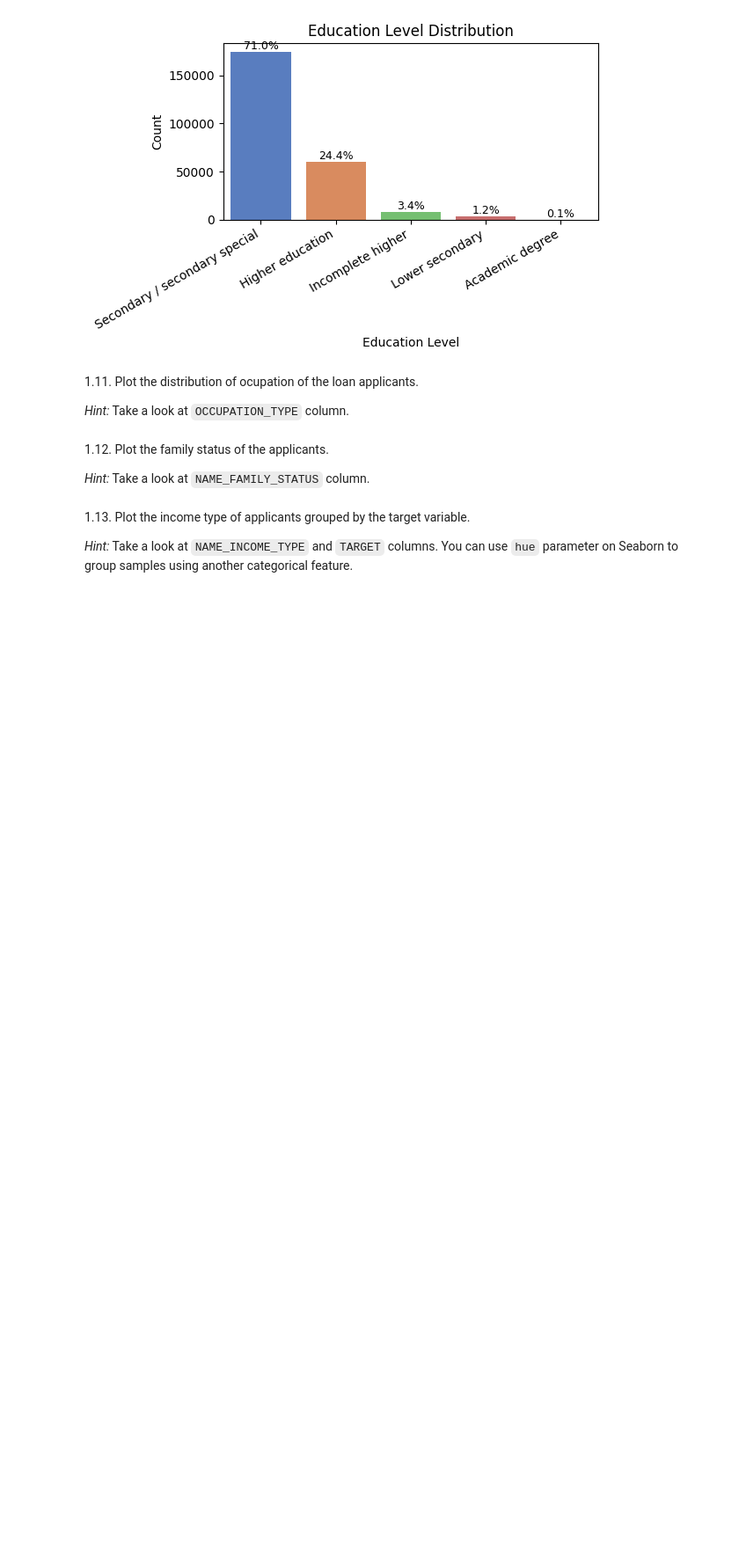
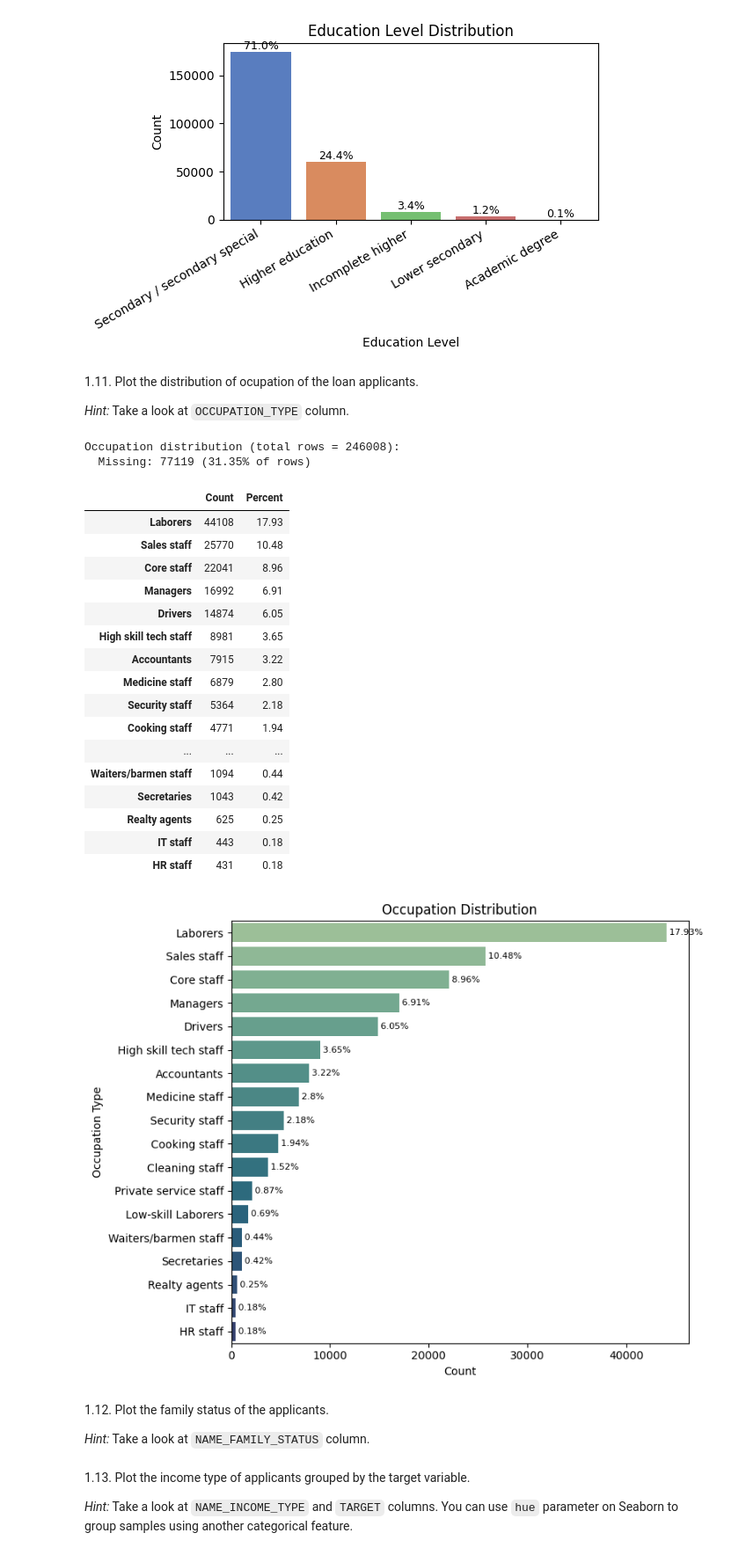
Before and after one commit to ferwuy/ml-anyoneai-sprint2, a Jupyter notebook: AnyoneAI - Sprint Project 02.ipynb, the cells around one changed output. Shown at 88% size. Saved outputs shown, nothing was run; the diff lists cells and outputs as text; code cells hidden in the pictures; blank space fills up the shorter version.

Commit message:
Completed Section 1.11 Occupation distribution (OCCUPATION_TYPE)

```diff
--- a/AnyoneAI - Sprint Project 02.ipynb
+++ b/AnyoneAI - Sprint Project 02.ipynb
@@ -507,3 +505,75 @@ Education level distribution (total rows = 246008):
+# %%
+# 1.11 Occupation distribution (OCCUPATION_TYPE)
+# Define the occupation feature column name
+col = 'OCCUPATION_TYPE'  # Target categorical feature for this analysis
+
+# Extract the Series from the training DataFrame
+occ = app_train[col]  # pandas Series (may contain NaN)
+
+# Count how many values are missing
+missing = occ.isna().sum()  # Absolute count of NaNs
+
+# If all are missing, report and stop early
+if missing == len(occ):  # Edge case: no information in column
+    print('All occupation values are missing; nothing to plot.')  # Inform the user
+else:
+    # Frequency counts per non-missing occupation category
+    counts = occ.value_counts(dropna=True)  # Series: occupation -> count
+
+    # Percentages over total rows (so missing share is implicit = 100 - sum(percentages))
+    perc = (counts / len(occ) * 100).round(2)  # Percentage of total rows (2 decimals)
+
+    # Build summary table sorted by descending frequency
+    summary = (pd.DataFrame({'Count': counts, 'Percent': perc})  # Combine metrics
+               .sort_values('Count', ascending=False))  # Most common first
+
+    # Header context line
+    print(f'Occupation distribution (total rows = {len(occ)}):')  # Context for table
+    if missing > 0:  # Report missing only if present
+        print(f'  Missing: {missing} ({missing / len(occ) * 100:.2f}% of rows)')  # Missing share
+
+    # Display table (counts + percents)
+    display(summary)  # Nicely formatted output
+
+    # Integrity checks for internal consistency
+    assert summary['Count'].sum() == len(occ) - missing, 'Sum of counts does not match non-missing rows'  # Count check
+    expected_non_missing_pct = 100 - (missing / len(occ) * 100)  # Expected total percent of non-missing
+    assert abs(summary['Percent'].sum() - expected_non_missing_pct) < 0.6, 'Percent sum deviates unexpectedly'  # Percent check
+
+    # Plot horizontal bar chart (better readability for long labels)
+    plt.figure(figsize=(8, max(4, 0.35 * len(summary))))  # Dynamic height scaling
+    sns.barplot(x='Count', y=summary.index, data=summary, palette='crest')  # Horizontal bars
+    plt.title('Occupation Distribution')  # Plot title
+    plt.xlabel('Count')  # X-axis label
+    plt.ylabel('Occupation Type')  # Y-axis label
+
+    # Annotate each bar with its percentage
+    for idx, (occ_name, row) in enumerate(summary.iterrows()):  # Iterate rows in display order
+        plt.text(row['Count'], idx, f" {row['Percent']}%", va='center', ha='left', fontsize=8)  # Percentage label
+
+    plt.tight_layout()  # Adjust layout to prevent clipping
+    plt.show()  # Render the figure
+# %% [output]
+Occupation distribution (total rows = 246008):
+  Missing: 77119 (31.35% of rows)
+|  | Count | Percent |
+| Laborers | 44108 | 17.93 |
+| Sales staff | 25770 | 10.48 |
+| Core staff | 22041 | 8.96 |
+| Managers | 16992 | 6.91 |
+| Drivers | 14874 | 6.05 |
+| High skill tech staff | 8981 | 3.65 |
+| Accountants | 7915 | 3.22 |
+| Medicine staff | 6879 | 2.80 |
+| Security staff | 5364 | 2.18 |
+| Cooking staff | 4771 | 1.94 |
+| ... | ... | ... |
+| Waiters/barmen staff | 1094 | 0.44 |
+| Secretaries | 1043 | 0.42 |
+| Realty agents | 625 | 0.25 |
+| IT staff | 443 | 0.18 |
+| HR staff | 431 | 0.18 |
+[figure, added]
 # %% [markdown]
 1.12. Plot the family status of the applicants.
 
```
Also changed, not shown: parts of 1 cell of this notebook.
